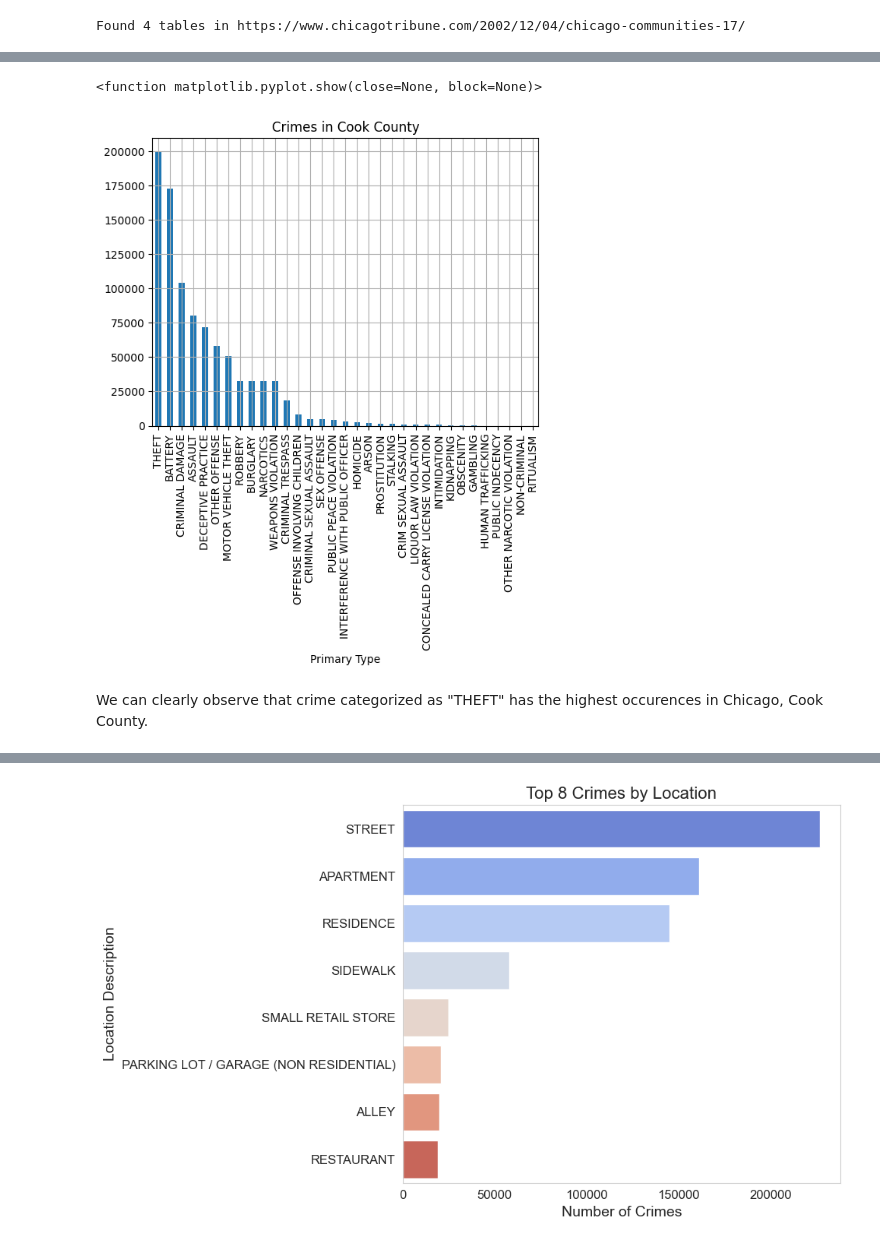
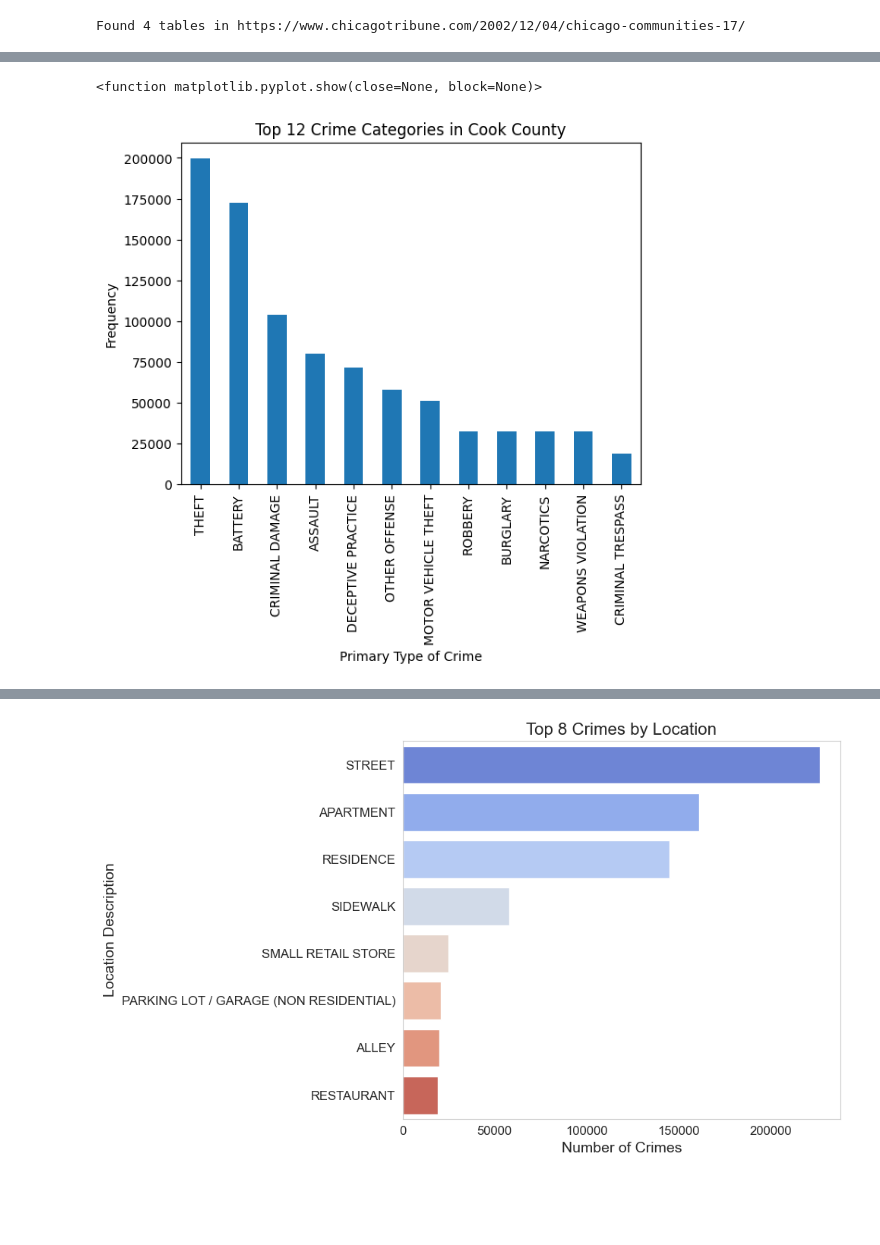
Before and after one commit to kfukutom/urban-informatics, a Jupyter notebook: src/crime_analysis.ipynb, the cells around one changed output, grey strips where cells are left out. Saved outputs shown, nothing was run; the diff lists cells and outputs as text; code cells hidden in the pictures; blank space fills up the shorter version.

Commit message:
added more to time series for date forecasting

```diff
--- a/src/crime_analysis.ipynb
+++ b/src/crime_analysis.ipynb
@@ -83,0 +89,8 @@ df["Community Name"] = df['Community Area'].apply(applyName)
+# %%
+# temp df will serve as temporary alternative to df, to be able to conduct the without location data graphical analysis,
+# hence, we will not be dropping any NaNs from the dataset for the sake of visualization.
+temp = df.copy(deep=True)
+
+# main df will remain
+df = df.dropna(subset=["Longitude", "Latitude", "Ward", "Community Area", "Location Description"])
+df = df[(df['Longitude'] > -88) & (df['Longitude'] < -87) & (df['Latitude'] > 41) & (df['Latitude'] < 43)]
@@ -84,23 +116,25 @@ df["Community Name"] = df['Community Area'].apply(applyName)
 # %%
-df.index = pd.DatetimeIndex(df.Date)
+df_time = temp.copy(deep=True)
+df_time.index = pd.DatetimeIndex(df_time.Date)
 # %%
-df['Month'] = df.index.month
-df['DayOfWeek'] = df.index.dayofweek
-df['DayOfMonth'] = df.index.day
-df['DayOfYear'] = df.index.dayofyear
-df['WeekOfMonth'] = df.DayOfMonth.apply(lambda x: (x-1) // 7+1)
+df_time['Day'] = df_time.index
+df_time['Month'] = df_time.index.month
+df_time['DayOfWeek'] = df_time.index.dayofweek
+df_time['DayOfMonth'] = df_time.index.day
+df_time['DayOfYear'] = df_time.index.dayofyear
+df_time['WeekOfMonth'] = df_time.DayOfMonth.apply(lambda x: (x-1) // 7+1)
+df_time = df_time.sort_index(ascending=True)
 # %%
 import math
-dayOfYear = list(df.index.dayofyear)
+dayOfYear = list(df_time.index.dayofyear)
 weekOfYear = [math.ceil(x / 7) for x in dayOfYear]
-df['weekOfYear'] = weekOfYear
+df_time['weekOfYear'] = weekOfYear
 # %%
-df['Primary Type'].value_counts().plot.bar()
-plt.title("Crimes in Cook County")
-plt.grid(True)
+df_time['Primary Type'].value_counts().head(12).plot.bar()
+plt.title("Top 12 Crime Categories in Cook County")
+plt.xlabel("Primary Type of Crime")
+plt.ylabel("Frequency")
 plt.show
 # %% [output]
 <function matplotlib.pyplot.show(close=None, block=None)>
-[figure, old version]
+[figure, new version]
-# %% [markdown]
-We can clearly observe that crime categorized as "THEFT" has the highest occurences in Chicago, Cook County.
```
Also changed, not shown: parts of 35 cells of this notebook, 1 other file.
